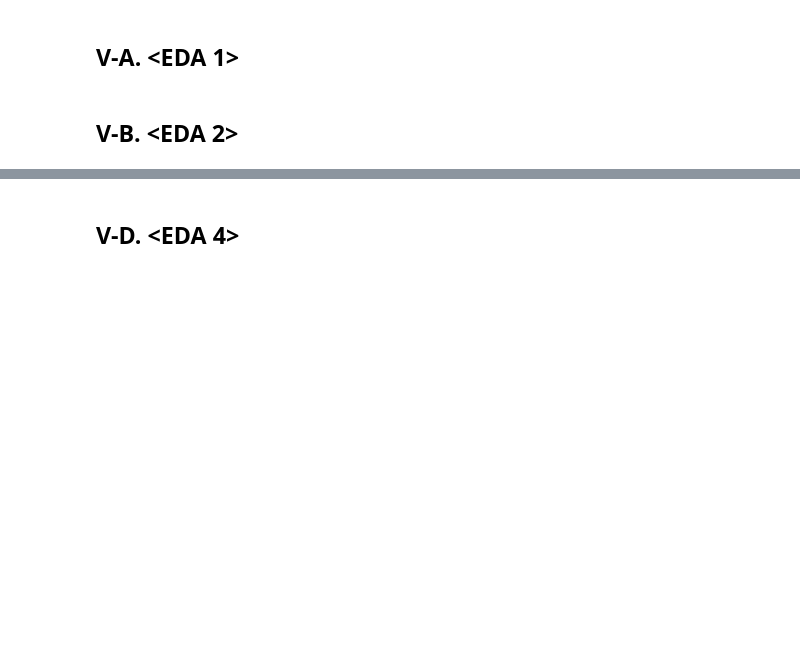
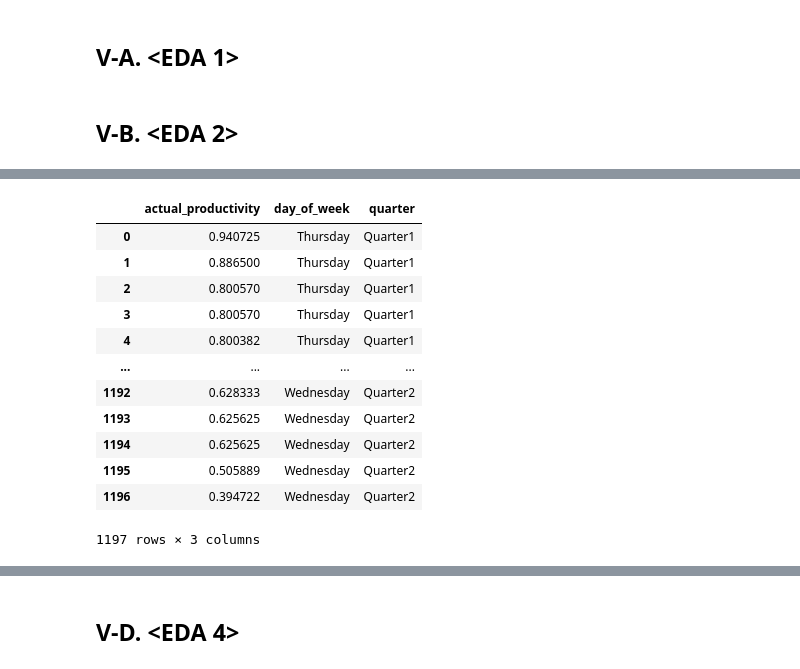
Before and after one commit to TeanConcio/CCPROG1-MP, a Jupyter notebook: machine_project_notebook.ipynb, the cells around one changed output, grey strips where cells are left out. Saved outputs shown, nothing was run; the diff lists cells and outputs as text; code cells hidden in the pictures; blank space fills up the shorter version.

```diff
--- a/machine_project_notebook.ipynb
+++ b/machine_project_notebook.ipynb
@@ -457,0 +489,16 @@ EDA
+# %%
+day_quarter_productivity_df
+# %% [output]
+|  | actual_productivity | day_of_week | quarter |
+| 0 | 0.940725 | Thursday | Quarter1 |
+| 1 | 0.886500 | Thursday | Quarter1 |
+| 2 | 0.800570 | Thursday | Quarter1 |
+| 3 | 0.800570 | Thursday | Quarter1 |
+| 4 | 0.800382 | Thursday | Quarter1 |
+| ... | ... | ... | ... |
+| 1192 | 0.628333 | Wednesday | Quarter2 |
+| 1193 | 0.625625 | Wednesday | Quarter2 |
+| 1194 | 0.625625 | Wednesday | Quarter2 |
+| 1195 | 0.505889 | Wednesday | Quarter2 |
+| 1196 | 0.394722 | Wednesday | Quarter2 |
+1197 rows × 3 columns
```
Also changed, not shown: parts of 10 cells of this notebook.
